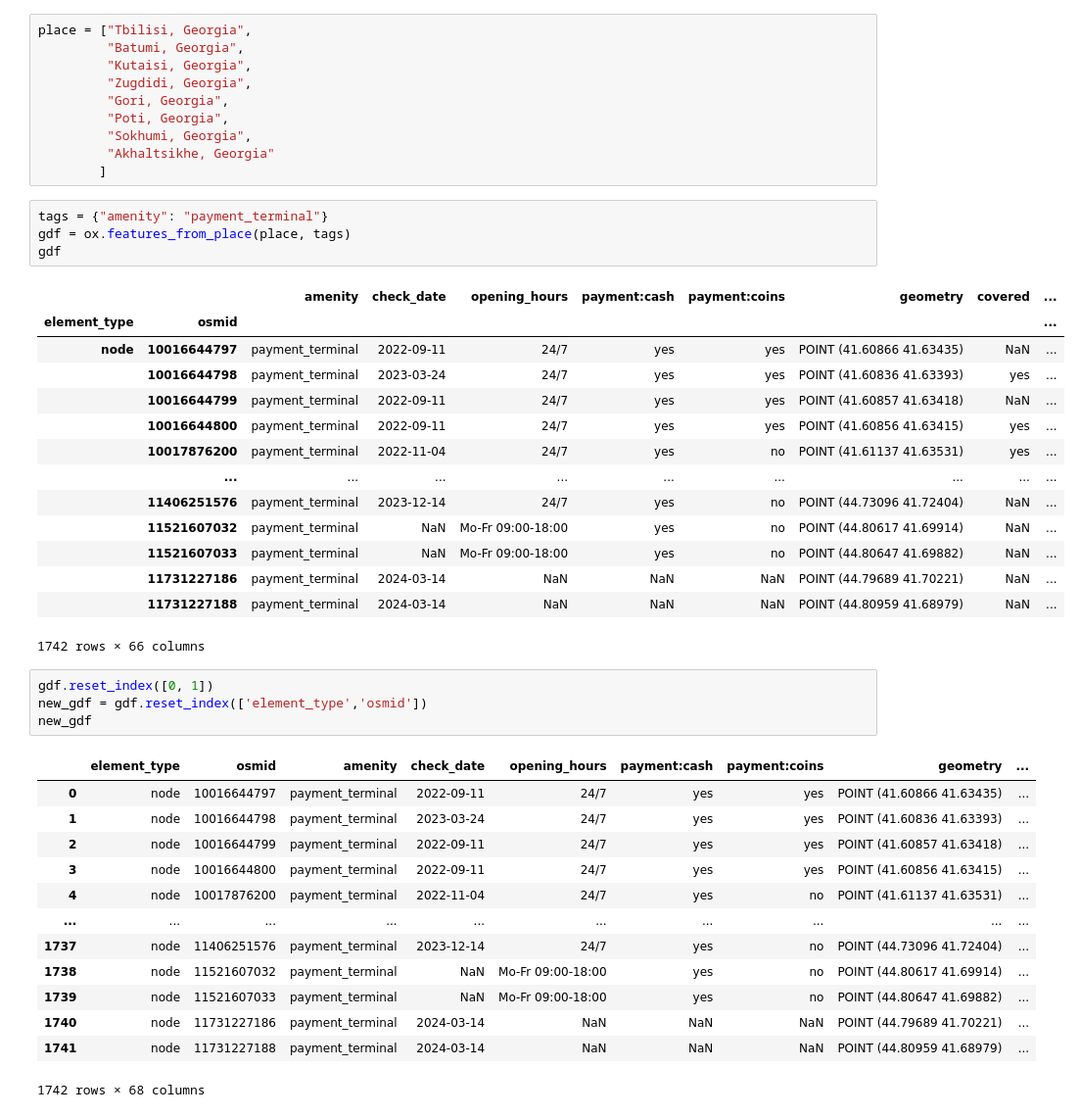
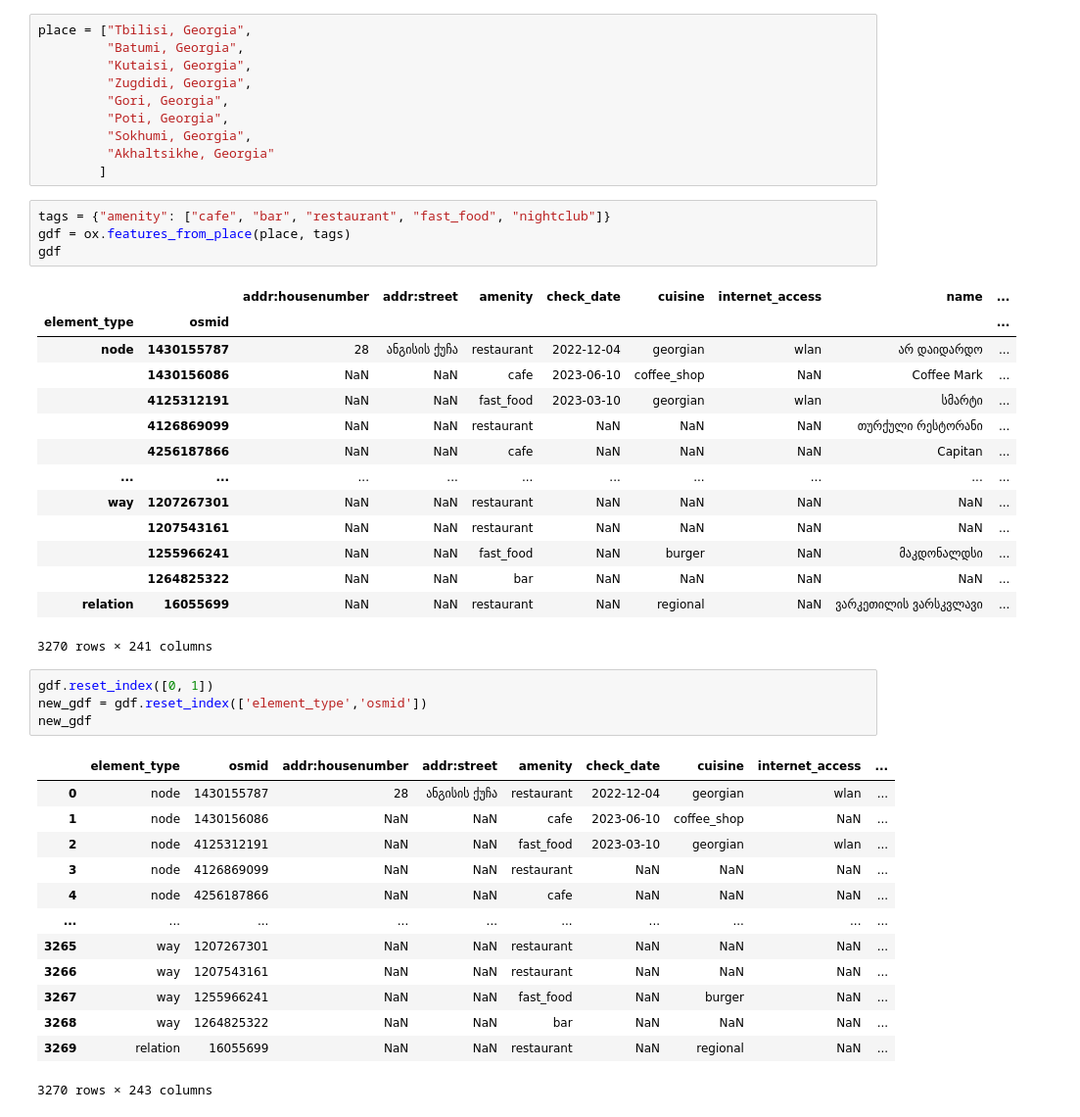
Before and after one commit to axis-Z/urbanyxv1, a Jupyter notebook: codes/python scripts/OSM data download.ipynb, the cells around one changed output. Shown at 98% size. Saved outputs shown, nothing was run; the diff lists cells and outputs as text.

Commit message:
added fast food

```diff
--- a/codes/python scripts/OSM data download.ipynb
+++ b/codes/python scripts/OSM data download.ipynb
@@ -13,42 +13,42 @@ place = ["Tbilisi, Georgia",
          "Akhaltsikhe, Georgia"
         ]
 # %%
-tags = {"amenity": "payment_terminal"}
+tags = {"amenity": ["cafe", "bar", "restaurant", "fast_food", "nightclub"]}
 gdf = ox.features_from_place(place, tags)
 gdf
 # %% [output]
-|  |  | amenity | check_date | opening_hours | payment:cash | payment:coins | geometry | covered | ... |
+|  |  | addr:housenumber | addr:street | amenity | check_date | cuisine | internet_access | name | ... |
 | element_type | osmid |  |  |  |  |  |  |  | ... |
-| node | 10016644797 | payment_terminal | 2022-09-11 | 24/7 | yes | yes | POINT (41.60866 41.63435) | NaN | ... |
-|  | 10016644798 | payment_terminal | 2023-03-24 | 24/7 | yes | yes | POINT (41.60836 41.63393) | yes | ... |
-|  | 10016644799 | payment_terminal | 2022-09-11 | 24/7 | yes | yes | POINT (41.60857 41.63418) | NaN | ... |
-|  | 10016644800 | payment_terminal | 2022-09-11 | 24/7 | yes | yes | POINT (41.60856 41.63415) | yes | ... |
-|  | 10017876200 | payment_terminal | 2022-11-04 | 24/7 | yes | no | POINT (41.61137 41.63531) | yes | ... |
-|  | ... | ... | ... | ... | ... | ... | ... | ... | ... |
-|  | 11406251576 | payment_terminal | 2023-12-14 | 24/7 | yes | no | POINT (44.73096 41.72404) | NaN | ... |
-|  | 11521607032 | payment_terminal | NaN | Mo-Fr 09:00-18:00 | yes | no | POINT (44.80617 41.69914) | NaN | ... |
-|  | 11521607033 | payment_terminal | NaN | Mo-Fr 09:00-18:00 | yes | no | POINT (44.80647 41.69882) | NaN | ... |
-|  | 11731227186 | payment_terminal | 2024-03-14 | NaN | NaN | NaN | POINT (44.79689 41.70221) | NaN | ... |
-|  | 11731227188 | payment_terminal | 2024-03-14 | NaN | NaN | NaN | POINT (44.80959 41.68979) | NaN | ... |
+| node | 1430155787 | 28 | ანგისის ქუჩა | restaurant | 2022-12-04 | georgian | wlan | არ დაიდარდო | ... |
+|  | 1430156086 | NaN | NaN | cafe | 2023-06-10 | coffee_shop | NaN | Coffee Mark | ... |
+|  | 4125312191 | NaN | NaN | fast_food | 2023-03-10 | georgian | wlan | სმარტი | ... |
+|  | 4126869099 | NaN | NaN | restaurant | NaN | NaN | NaN | თურქული რესტორანი | ... |
+|  | 4256187866 | NaN | NaN | cafe | NaN | NaN | NaN | Capitan | ... |
+| ... | ... | ... | ... | ... | ... | ... | ... | ... | ... |
+| way | 1207267301 | NaN | NaN | restaurant | NaN | NaN | NaN | NaN | ... |
+|  | 1207543161 | NaN | NaN | restaurant | NaN | NaN | NaN | NaN | ... |
+|  | 1255966241 | NaN | NaN | fast_food | NaN | burger | NaN | მაკდონალდსი | ... |
+|  | 1264825322 | NaN | NaN | bar | NaN | NaN | NaN | NaN | ... |
+| relation | 16055699 | NaN | NaN | restaurant | NaN | regional | NaN | ვარკეთილის ვარსკვლავი | ... |
-1742 rows × 66 columns
+3270 rows × 241 columns
 # %%
 gdf.reset_index([0, 1])
 new_gdf = gdf.reset_index(['element_type','osmid'])
 new_gdf
 # %% [output]
-|  | element_type | osmid | amenity | check_date | opening_hours | payment:cash | payment:coins | geometry | ... |
-| 0 | node | 10016644797 | payment_terminal | 2022-09-11 | 24/7 | yes | yes | POINT (41.60866 41.63435) | ... |
-| 1 | node | 10016644798 | payment_terminal | 2023-03-24 | 24/7 | yes | yes | POINT (41.60836 41.63393) | ... |
-| 2 | node | 10016644799 | payment_terminal | 2022-09-11 | 24/7 | yes | yes | POINT (41.60857 41.63418) | ... |
-| 3 | node | 10016644800 | payment_terminal | 2022-09-11 | 24/7 | yes | yes | POINT (41.60856 41.63415) | ... |
-| 4 | node | 10017876200 | payment_terminal | 2022-11-04 | 24/7 | yes | no | POINT (41.61137 41.63531) | ... |
+|  | element_type | osmid | addr:housenumber | addr:street | amenity | check_date | cuisine | internet_access | ... |
+| 0 | node | 1430155787 | 28 | ანგისის ქუჩა | restaurant | 2022-12-04 | georgian | wlan | ... |
+| 1 | node | 1430156086 | NaN | NaN | cafe | 2023-06-10 | coffee_shop | NaN | ... |
+| 2 | node | 4125312191 | NaN | NaN | fast_food | 2023-03-10 | georgian | wlan | ... |
+| 3 | node | 4126869099 | NaN | NaN | restaurant | NaN | NaN | NaN | ... |
+| 4 | node | 4256187866 | NaN | NaN | cafe | NaN | NaN | NaN | ... |
 | ... | ... | ... | ... | ... | ... | ... | ... | ... | ... |
-| 1737 | node | 11406251576 | payment_terminal | 2023-12-14 | 24/7 | yes | no | POINT (44.73096 41.72404) | ... |
-| 1738 | node | 11521607032 | payment_terminal | NaN | Mo-Fr 09:00-18:00 | yes | no | POINT (44.80617 41.69914) | ... |
-| 1739 | node | 11521607033 | payment_terminal | NaN | Mo-Fr 09:00-18:00 | yes | no | POINT (44.80647 41.69882) | ... |
-| 1740 | node | 11731227186 | payment_terminal | 2024-03-14 | NaN | NaN | NaN | POINT (44.79689 41.70221) | ... |
-| 1741 | node | 11731227188 | payment_terminal | 2024-03-14 | NaN | NaN | NaN | POINT (44.80959 41.68979) | ... |
+| 3265 | way | 1207267301 | NaN | NaN | restaurant | NaN | NaN | NaN | ... |
+| 3266 | way | 1207543161 | NaN | NaN | restaurant | NaN | NaN | NaN | ... |
+| 3267 | way | 1255966241 | NaN | NaN | fast_food | NaN | burger | NaN | ... |
+| 3268 | way | 1264825322 | NaN | NaN | bar | NaN | NaN | NaN | ... |
+| 3269 | relation | 16055699 | NaN | NaN | restaurant | NaN | regional | NaN | ... |
-1742 rows × 68 columns
+3270 rows × 243 columns
 # %%
 # Filter the GeoDataFrame to include only nodes, aka points
 nodes_gdf = new_gdf[new_gdf['geometry'].type == 'Point']
```
Also changed, not shown: parts of 3 cells of this notebook, 36 other files.
